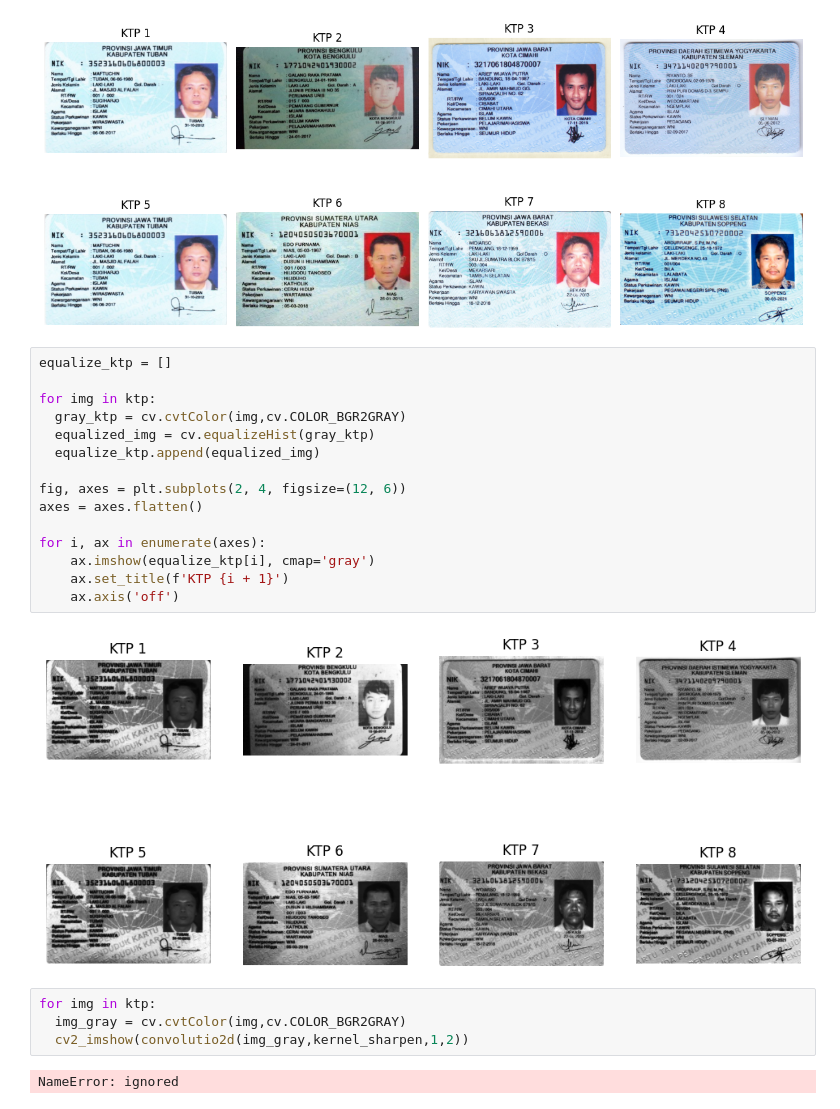
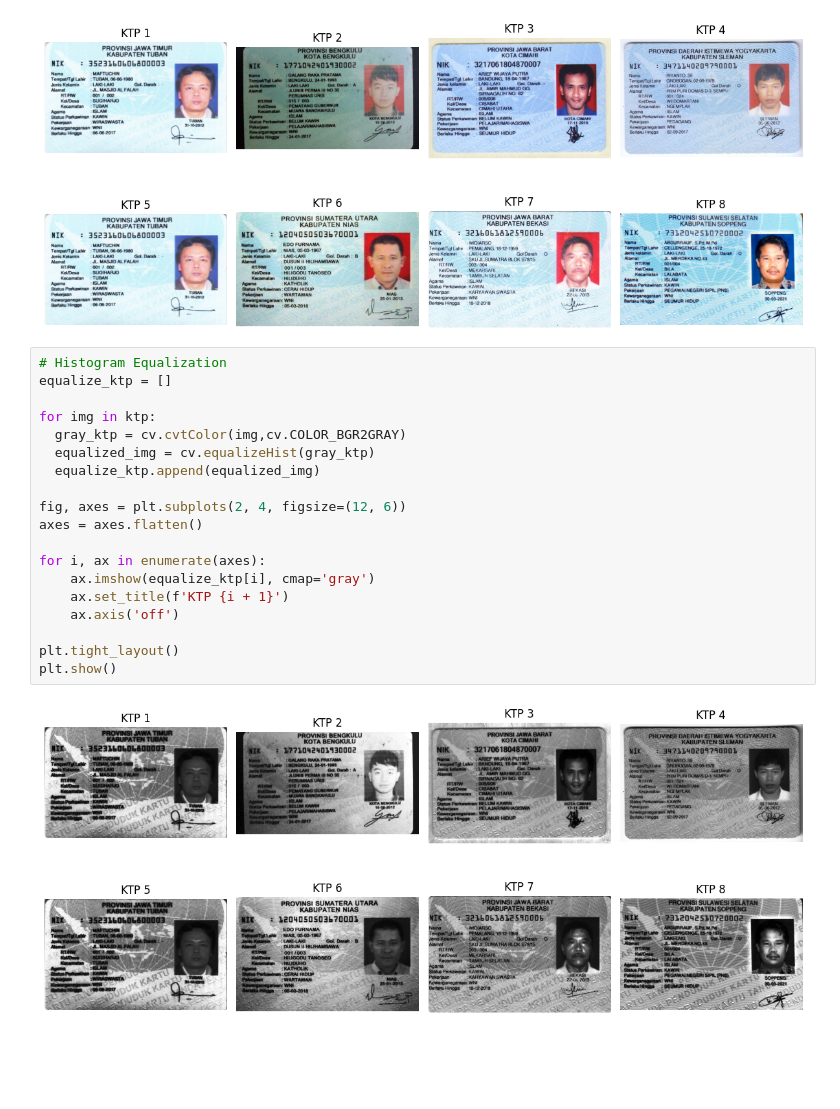
Before and after one commit to nurilhaidar/PCVK, a Jupyter notebook: Week07.ipynb, the cells around one changed output. Saved outputs shown, nothing was run; the diff lists cells and outputs as text; blank space fills up the shorter version.

```diff
--- a/Week07.ipynb
+++ b/Week07.ipynb
@@ -117,25 +121,23 @@ plt.show()
 # %% [output]
 [figure]
 # %%
+# Histogram Equalization
 equalize_ktp = []
 
 for img in ktp:
   gray_ktp = cv.cvtColor(img,cv.COLOR_BGR2GRAY)
   equalized_img = cv.equalizeHist(gray_ktp)
   equalize_ktp.append(equalized_img)
 
 fig, axes = plt.subplots(2, 4, figsize=(12, 6))
 axes = axes.flatten()
 
 for i, ax in enumerate(axes):
     ax.imshow(equalize_ktp[i], cmap='gray')
     ax.set_title(f'KTP {i + 1}')
     ax.axis('off')
+
+plt.tight_layout()
+plt.show()
 # %% [output]
-[figure, old version]
+[figure, new version]
-# %%
-for img in ktp:
-  img_gray = cv.cvtColor(img,cv.COLOR_BGR2GRAY)
-  cv2_imshow(convolutio2d(img_gray,kernel_sharpen,1,2))
-# %% [output]
-NameError: ignored
```
Also changed, not shown: parts of 3 cells of this notebook.
